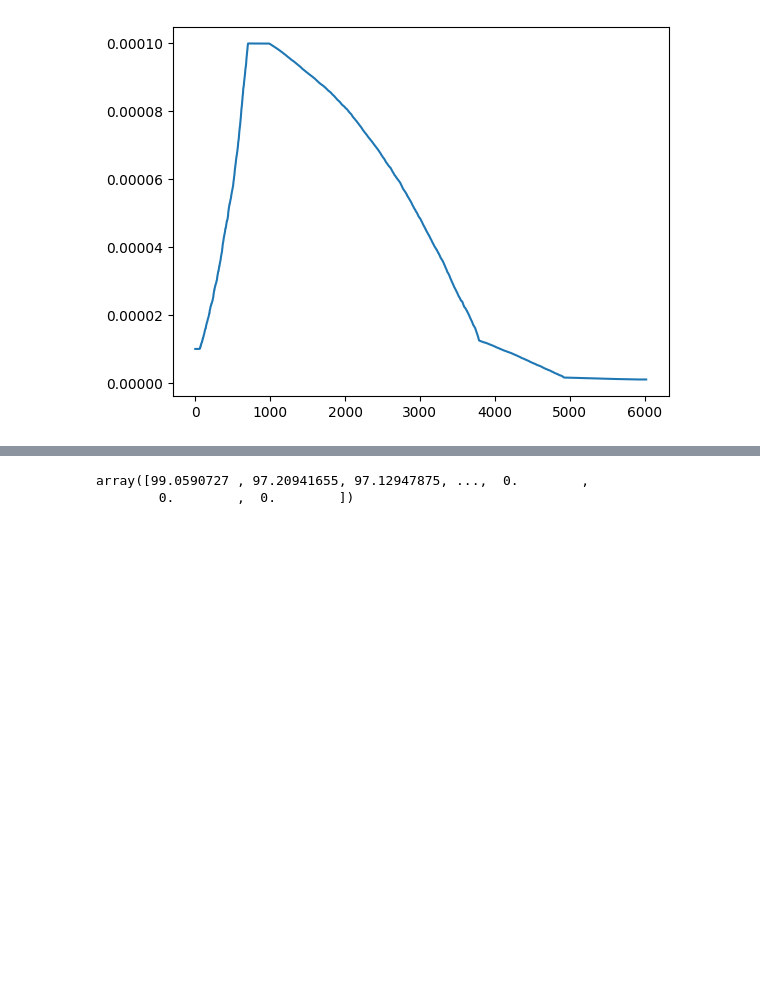
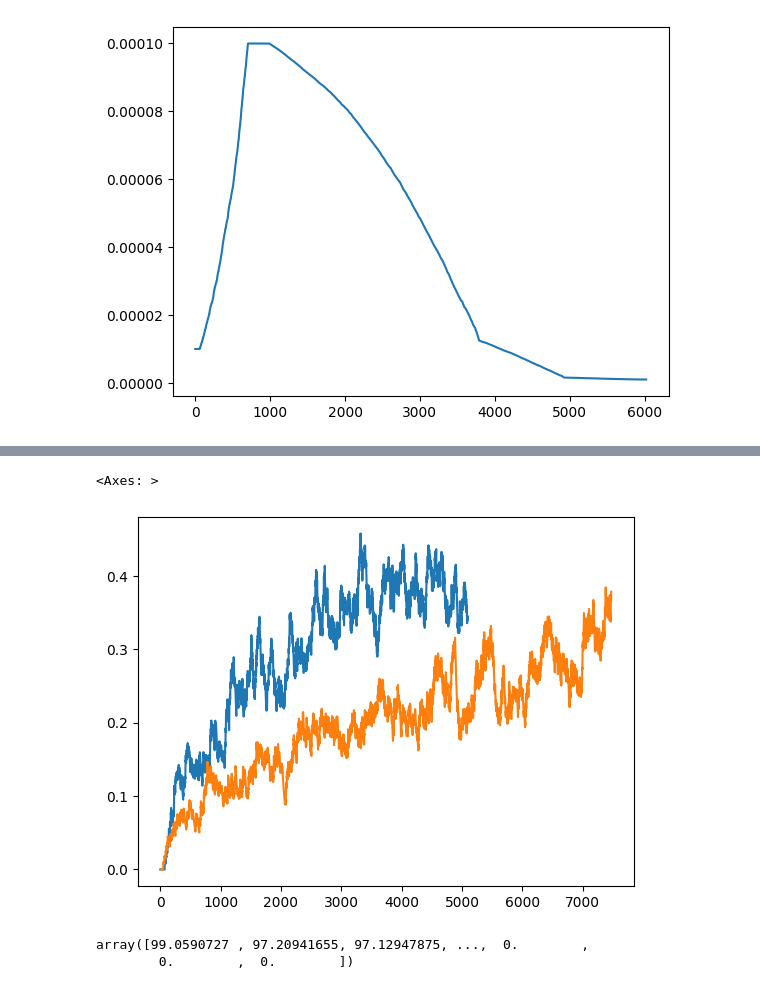
Before and after one commit to Lvlad0022/Diplomski, a Jupyter notebook: snake_biljeznica.ipynb, the cells around one changed output, grey strips where cells are left out. Cells and saved outputs as stored; diff of their text form; code cells hidden in the pictures; blank space fills up the shorter version.

```diff
--- a/snake_biljeznica.ipynb
+++ b/snake_biljeznica.ipynb
@@ -35,3 +33,10 @@ df3["learning_rate"].plot()
+# %%
+
+(df3["win_pct"]).plot()
+(df2["win_pct"]).plot()
+# %% [output]
+<Axes: >
+[figure, added]
 # %%
 err1 = np.load(r"C:\Users\lovro\Desktop\diplomski za stare brancheve\save_simple_snake_log_n3_dueling_memory6_scheduler4_gamma0.85_2025-11-20_05-12-46_visits.npy")
 visits1 = np.load(r"C:\Users\lovro\Desktop\diplomski za stare brancheve\save_simple_snake_log_n3_dueling_memory6_scheduler4_gamma0.85_2025-11-20_05-12-46_errors.npy")
```
Also changed, not shown: parts of 5 cells of this notebook, 28 other files.
